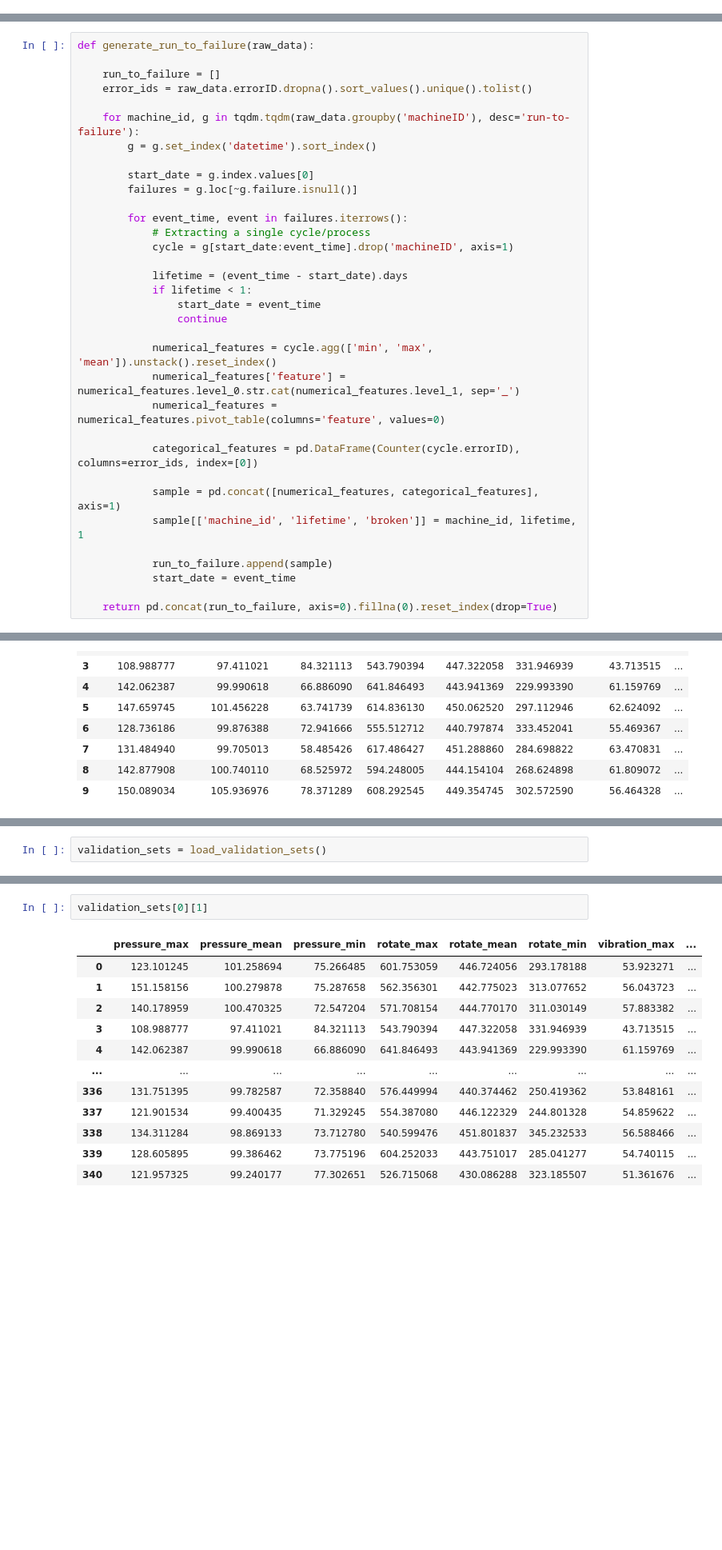
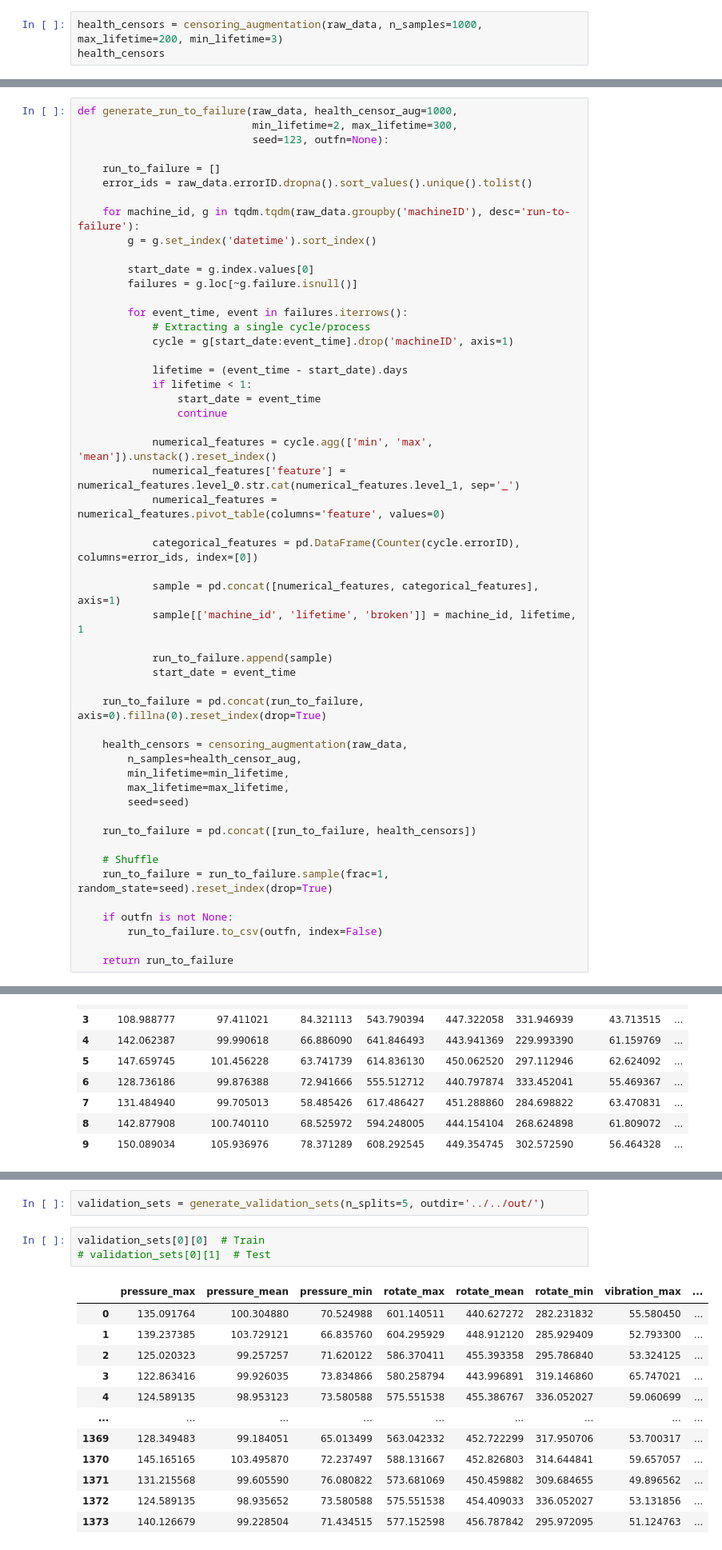
Before and after one commit to kokikwbt/predictive-maintenance, a Jupyter notebook: datasets/mapm/view_data.ipynb, the cells around one changed output, grey strips where cells are left out. Shown: that part at 80% size. Cells and saved outputs as stored; diff of their text form; blank space fills up the shorter version.

Commit message:
add functions for validation

```diff
--- a/datasets/mapm/view_data.ipynb
+++ b/datasets/mapm/view_data.ipynb
@@ -43,0 +79,3 @@ raw_data.head(10)
+# %%
+health_censors = censoring_augmentation(raw_data, n_samples=1000, max_lifetime=200, min_lifetime=3)
+health_censors
@@ -44,5 +96,7 @@ raw_data.head(10)
 # %%
-def generate_run_to_failure(raw_data):
+def generate_run_to_failure(raw_data, health_censor_aug=1000,
+                            min_lifetime=2, max_lifetime=300,
+                            seed=123, outfn=None):
 
     run_to_failure = []
     error_ids = raw_data.errorID.dropna().sort_values().unique().tolist()
@@ -74,4 +128,20 @@ def generate_run_to_failure(raw_data):
             run_to_failure.append(sample)
             start_date = event_time
 
-    return pd.concat(run_to_failure, axis=0).fillna(0).reset_index(drop=True)
+    run_to_failure = pd.concat(run_to_failure, axis=0).fillna(0).reset_index(drop=True)
+
+    health_censors = censoring_augmentation(raw_data,
+        n_samples=health_censor_aug,
+        min_lifetime=min_lifetime,
+        max_lifetime=max_lifetime,
+        seed=seed)
+
+    run_to_failure = pd.concat([run_to_failure, health_censors])
+
+    # Shuffle
+    run_to_failure = run_to_failure.sample(frac=1, random_state=seed).reset_index(drop=True)
+
+    if outfn is not None:
+        run_to_failure.to_csv(outfn, index=False)
+
+    return run_to_failure
@@ -307,2 +177,0 @@ def load_validation_sets(method='kfold', n_splits=5, n_sampling=1000, seed=123):
-# %%
-validation_sets = load_validation_sets()
@@ -309,15 +224,18 @@ validation_sets = load_validation_sets()
+# %%
+validation_sets = generate_validation_sets(n_splits=5, outdir='../../out/')
 # %%
-validation_sets[0][1]
+validation_sets[0][0]  # Train
+# validation_sets[0][1]  # Test
 # %% [output]
 |  | pressure_max | pressure_mean | pressure_min | rotate_max | rotate_mean | rotate_min | vibration_max | ... |
-| 0 | 123.101245 | 101.258694 | 75.266485 | 601.753059 | 446.724056 | 293.178188 | 53.923271 | ... |
-| 1 | 151.158156 | 100.279878 | 75.287658 | 562.356301 | 442.775023 | 313.077652 | 56.043723 | ... |
-| 2 | 140.178959 | 100.470325 | 72.547204 | 571.708154 | 444.770170 | 311.030149 | 57.883382 | ... |
-| 3 | 108.988777 | 97.411021 | 84.321113 | 543.790394 | 447.322058 | 331.946939 | 43.713515 | ... |
-| 4 | 142.062387 | 99.990618 | 66.886090 | 641.846493 | 443.941369 | 229.993390 | 61.159769 | ... |
+| 0 | 135.091764 | 100.304880 | 70.524988 | 601.140511 | 440.627272 | 282.231832 | 55.580450 | ... |
+| 1 | 139.237385 | 103.729121 | 66.835760 | 604.295929 | 448.912120 | 285.929409 | 52.793300 | ... |
+| 2 | 125.020323 | 99.257257 | 71.620122 | 586.370411 | 455.393358 | 295.786840 | 53.324125 | ... |
+| 3 | 122.863416 | 99.926035 | 73.834866 | 580.258794 | 443.996891 | 319.146860 | 65.747021 | ... |
+| 4 | 124.589135 | 98.953123 | 73.580588 | 575.551538 | 455.386767 | 336.052027 | 59.060699 | ... |
 | ... | ... | ... | ... | ... | ... | ... | ... | ... |
-| 336 | 131.751395 | 99.782587 | 72.358840 | 576.449994 | 440.374462 | 250.419362 | 53.848161 | ... |
-| 337 | 121.901534 | 99.400435 | 71.329245 | 554.387080 | 446.122329 | 244.801328 | 54.859622 | ... |
-| 338 | 134.311284 | 98.869133 | 73.712780 | 540.599476 | 451.801837 | 345.232533 | 56.588466 | ... |
-| 339 | 128.605895 | 99.386462 | 73.775196 | 604.252033 | 443.751017 | 285.041277 | 54.740115 | ... |
-| 340 | 121.957325 | 99.240177 | 77.302651 | 526.715068 | 430.086288 | 323.185507 | 51.361676 | ... |
+| 1369 | 128.349483 | 99.184051 | 65.013499 | 563.042332 | 452.722299 | 317.950706 | 53.700317 | ... |
+| 1370 | 145.165165 | 103.495870 | 72.237497 | 588.131667 | 452.826803 | 314.644841 | 59.657057 | ... |
+| 1371 | 131.215568 | 99.605590 | 76.080822 | 573.681069 | 450.459882 | 309.684655 | 49.896562 | ... |
+| 1372 | 124.589135 | 98.935652 | 73.580588 | 575.551538 | 454.409033 | 336.052027 | 53.131856 | ... |
+| 1373 | 140.126679 | 99.228504 | 71.434515 | 577.152598 | 456.787842 | 295.972095 | 51.124763 | ... |
```
Also changed, not shown: parts of 22 cells of this notebook, 4 other files.
